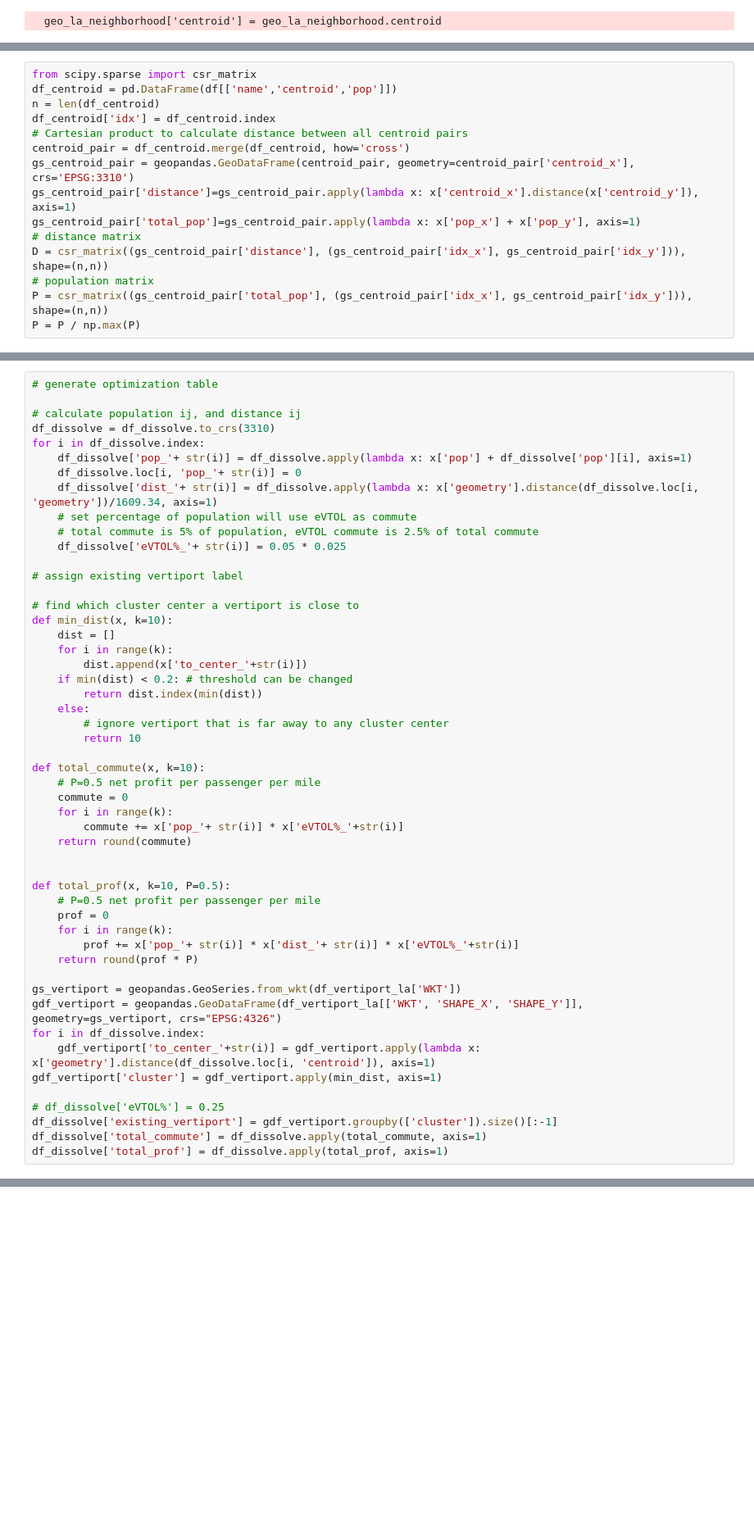
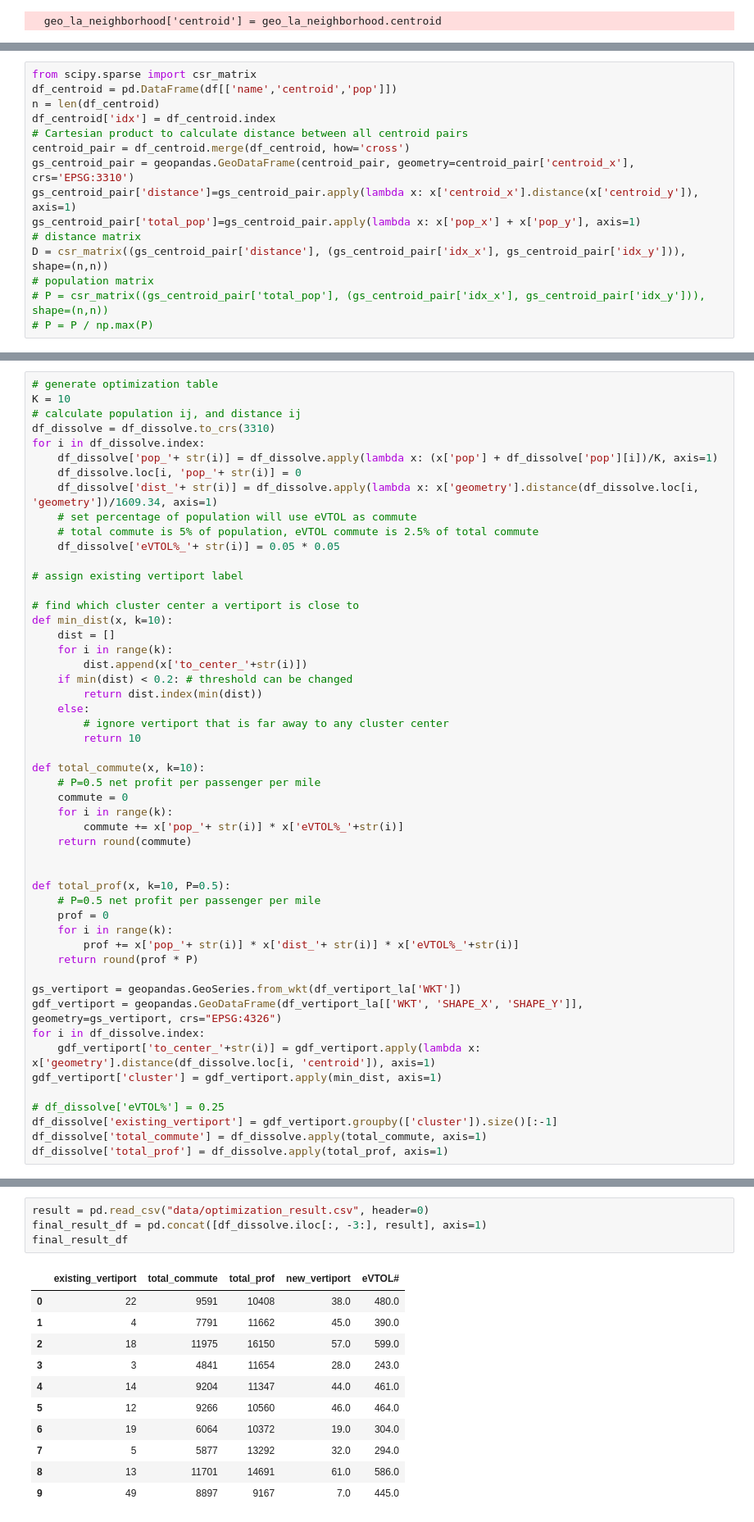
Before and after one commit to guanch1984/evtol-planning, a Jupyter notebook: geopanda_la_neighborhood.ipynb, the cells around one changed output, grey strips where cells are left out. Shown at 82% size. Saved outputs shown, nothing was run; the diff lists cells and outputs as text; blank space fills up the shorter version.

```diff
--- a/geopanda_la_neighborhood.ipynb
+++ b/geopanda_la_neighborhood.ipynb
@@ -73,8 +73,8 @@ gs_centroid_pair['total_pop']=gs_centroid_pair.apply(lambda x: x['pop_x'] + x['p
 # distance matrix
 D = csr_matrix((gs_centroid_pair['distance'], (gs_centroid_pair['idx_x'], gs_centroid_pair['idx_y'])), shape=(n,n))
 # population matrix
-P = csr_matrix((gs_centroid_pair['total_pop'], (gs_centroid_pair['idx_x'], gs_centroid_pair['idx_y'])), shape=(n,n))
-P = P / np.max(P)
+# P = csr_matrix((gs_centroid_pair['total_pop'], (gs_centroid_pair['idx_x'], gs_centroid_pair['idx_y'])), shape=(n,n))
+# P = P / np.max(P)
 # %%
 from sklearn.manifold import Isomap
 from sklearn.cluster import KMeans
@@ -142,15 +152,15 @@ plt.savefig('proj04.png')
 # %%
 # generate optimization table
-
+K = 10
 # calculate population ij, and distance ij
 df_dissolve = df_dissolve.to_crs(3310)
 for i in df_dissolve.index:
-    df_dissolve['pop_'+ str(i)] = df_dissolve.apply(lambda x: x['pop'] + df_dissolve['pop'][i], axis=1)
+    df_dissolve['pop_'+ str(i)] = df_dissolve.apply(lambda x: (x['pop'] + df_dissolve['pop'][i])/K, axis=1)
     df_dissolve.loc[i, 'pop_'+ str(i)] = 0
     df_dissolve['dist_'+ str(i)] = df_dissolve.apply(lambda x: x['geometry'].distance(df_dissolve.loc[i, 'geometry'])/1609.34, axis=1)
     # set percentage of population will use eVTOL as commute
     # total commute is 5% of population, eVTOL commute is 2.5% of total commute
-    df_dissolve['eVTOL%_'+ str(i)] = 0.05 * 0.025
+    df_dissolve['eVTOL%_'+ str(i)] = 0.05 * 0.05
 
 # assign existing vertiport label
 
@@ -209,0 +206,16 @@ df_dissolve.iloc[:, -3:]
+# %%
+result = pd.read_csv("data/optimization_result.csv", header=0)
+final_result_df = pd.concat([df_dissolve.iloc[:, -3:], result], axis=1)
+final_result_df
+# %% [output]
+|  | existing_vertiport | total_commute | total_prof | new_vertiport | eVTOL# |
+| 0 | 22 | 9591 | 10408 | 38.0 | 480.0 |
+| 1 | 4 | 7791 | 11662 | 45.0 | 390.0 |
+| 2 | 18 | 11975 | 16150 | 57.0 | 599.0 |
+| 3 | 3 | 4841 | 11654 | 28.0 | 243.0 |
+| 4 | 14 | 9204 | 11347 | 44.0 | 461.0 |
+| 5 | 12 | 9266 | 10560 | 46.0 | 464.0 |
+| 6 | 19 | 6064 | 10372 | 19.0 | 304.0 |
+| 7 | 5 | 5877 | 13292 | 32.0 | 294.0 |
+| 8 | 13 | 11701 | 14691 | 61.0 | 586.0 |
+| 9 | 49 | 8897 | 9167 | 7.0 | 445.0 |
```
Also changed, not shown: parts of 3 cells of this notebook, 9 other files.
